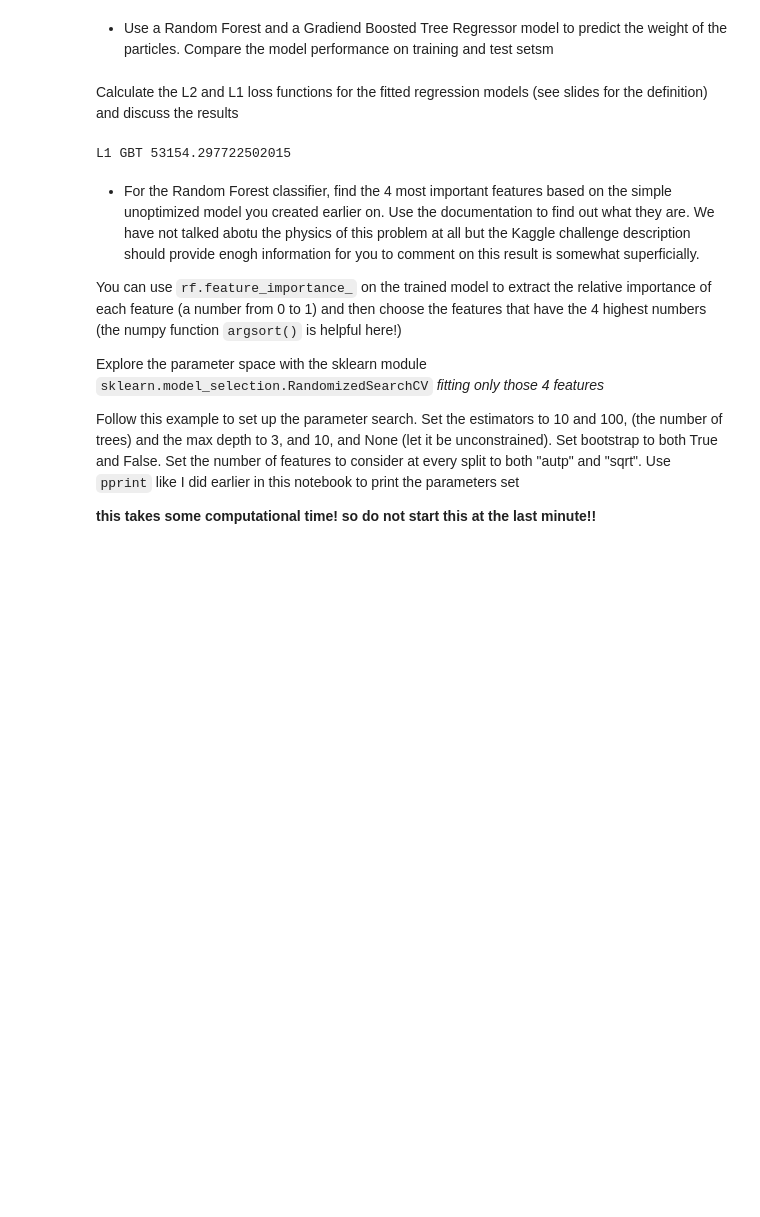
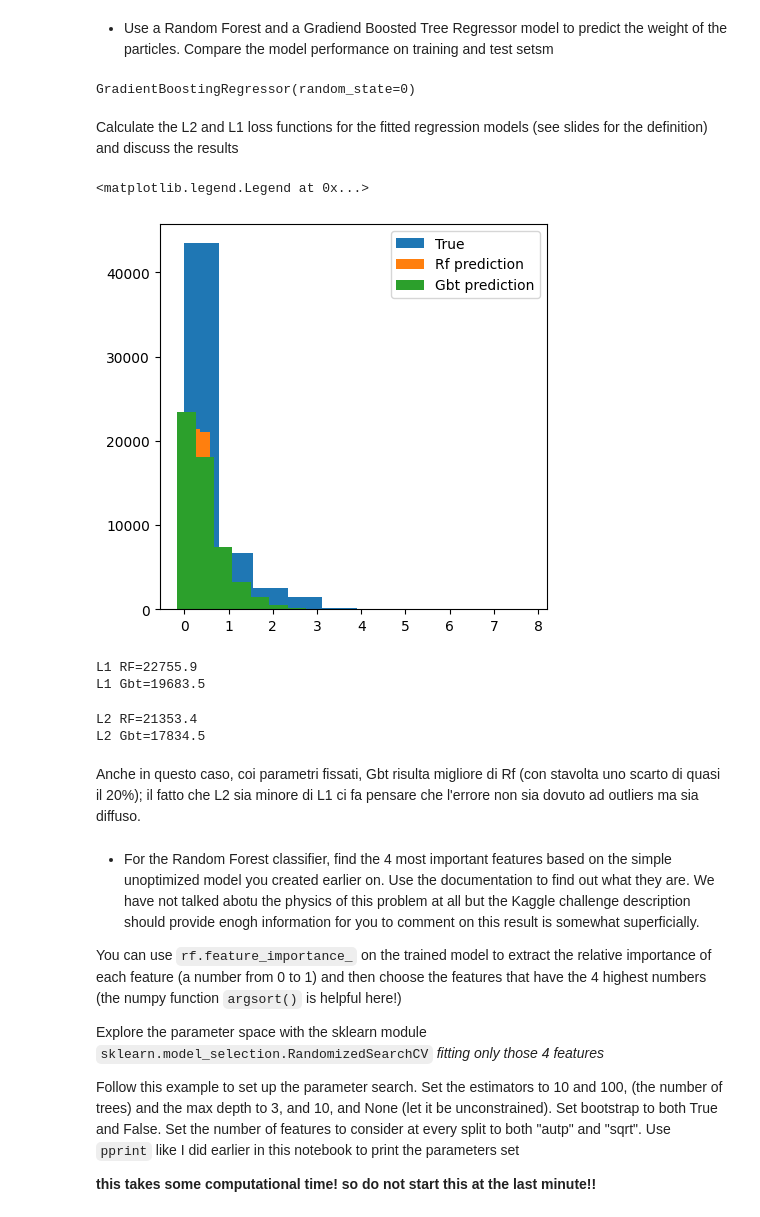
Before and after one commit to massimocipressi/MLPNS_MCipressi, a Jupyter notebook: CART/higgsbosonSearch.ipynb, the cells around one changed output. Saved outputs shown, nothing was run; the diff lists cells and outputs as text; code cells hidden in the pictures; blank space fills up the shorter version.

```diff
--- a/CART/higgsbosonSearch.ipynb
+++ b/CART/higgsbosonSearch.ipynb
@@ -281,16 +280,45 @@ traindata_weights, testdata_weights, train_weights, test_weights = ...
 from sklearn.ensemble import RandomForestRegressor
 rfR = RandomForestRegressor(n_estimators=100, max_depth=3,
                                   random_state=0)
-rfR.fit(...)
-gbtR = ...
-gbtR.fit(...)
+rfR.fit(Xw_train,w_train)
+from sklearn.ensemble import GradientBoostingRegressor
+gbtR = GradientBoostingRegressor(random_state=0)
+gbtR.fit(Xw_train,w_train)
+# %% [output]
+GradientBoostingRegressor(random_state=0)
 # %% [markdown]
  Calculate the L2 and L1 loss functions for the fitted regression models (see slides for the definition) and discuss the results
-# %%
-
-print("L1 RF....."
-# %% [output]
-L1 GBT 53154.297722502015
+# %%
+pred_rf_w = rfR.predict(Xw_test)
+pred_gbt_w = gbtR.predict(Xw_test)
+
+ax=pl.figure(figsize(5,5)).add_subplot(111)
+pl.hist(w_test,label="True")
+pl.hist(pred_rf_w,label="Rf prediction")
+pl.hist(pred_gbt_w,label="Gbt prediction")
+pl.legend()
+#da questo sembra che il risultato sia insoddisfacente
+# %% [output]
+<matplotlib.legend.Legend at 0x...>
+[figure, added]
+# %%
+L1_rf = np.abs(pred_rf_w-w_test).sum()
+print("L1 RF={:.1f}".format(L1_rf))
+L1_gbt = np.abs(pred_gbt_w-w_test).sum()
+print("L1 Gbt={:.1f}".format(L1_gbt))
+# %% [output]
+L1 RF=22755.9
+L1 Gbt=19683.5
+# %%
+L2_rf = pow(pred_rf_w-w_test,2).sum()
+print("L2 RF={:.1f}".format(L2_rf))
+L2_gbt = pow(pred_gbt_w-w_test,2).sum()
+print("L2 Gbt={:.1f}".format(L2_gbt))
+# %% [output]
+L2 RF=21353.4
+L2 Gbt=17834.5
+# %% [markdown]
+Anche in questo caso, coi parametri fissati, Gbt risulta migliore di Rf (con stavolta uno scarto di quasi il 20%); il fatto che L2 sia minore di L1 ci fa pensare che l'errore non sia dovuto ad outliers ma sia diffuso.
 # %% [markdown]
 - For the Random Forest classifier, find the 4 most important features based on the simple unoptimized model you created earlier on. Use the documentation to find out what they are. We have not talked abotu the physics of this problem at all but the Kaggle challenge description should provide enogh information for you to comment on this result is somewhat superficially.
 
```
Also changed, not shown: parts of 4 cells of this notebook.
